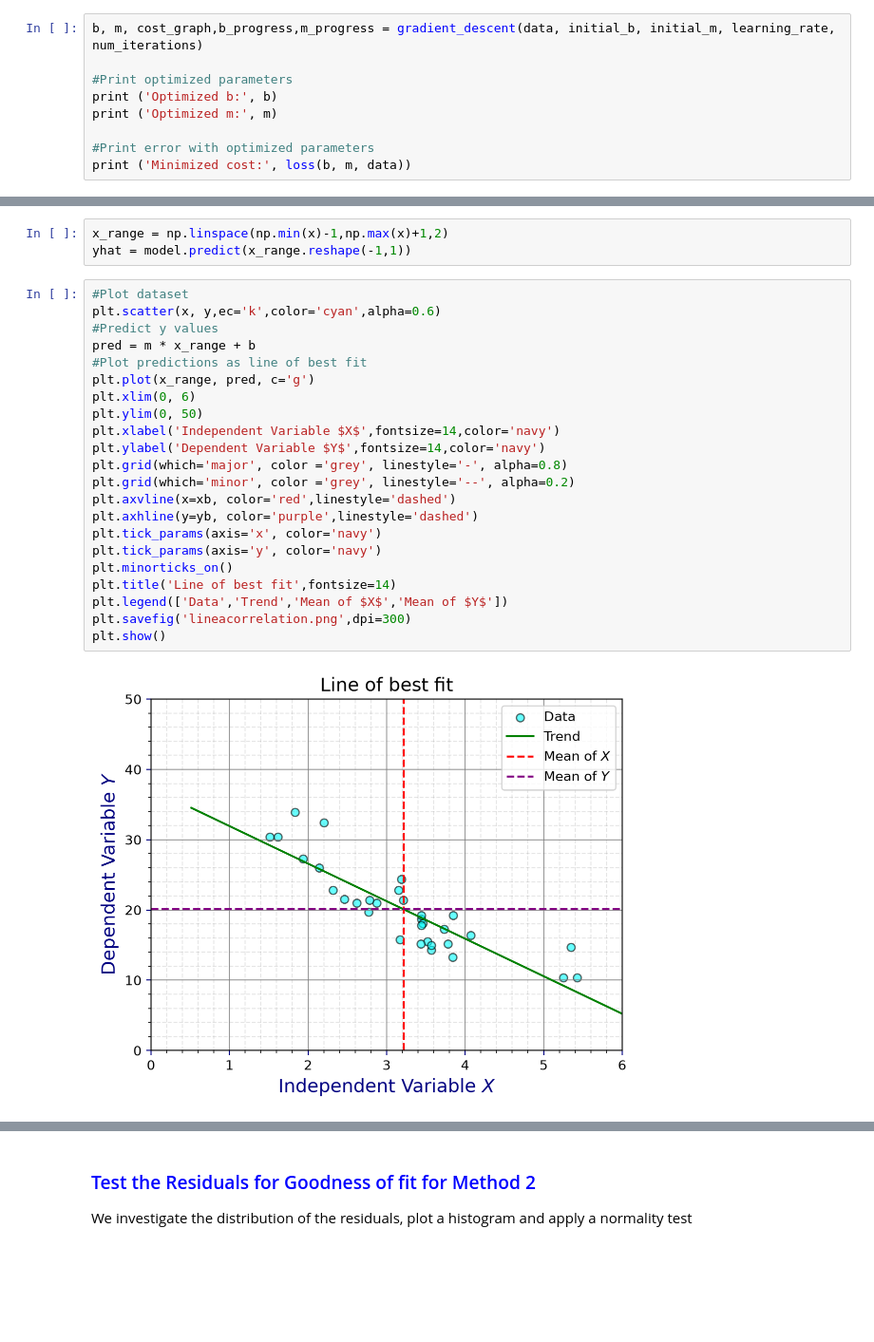
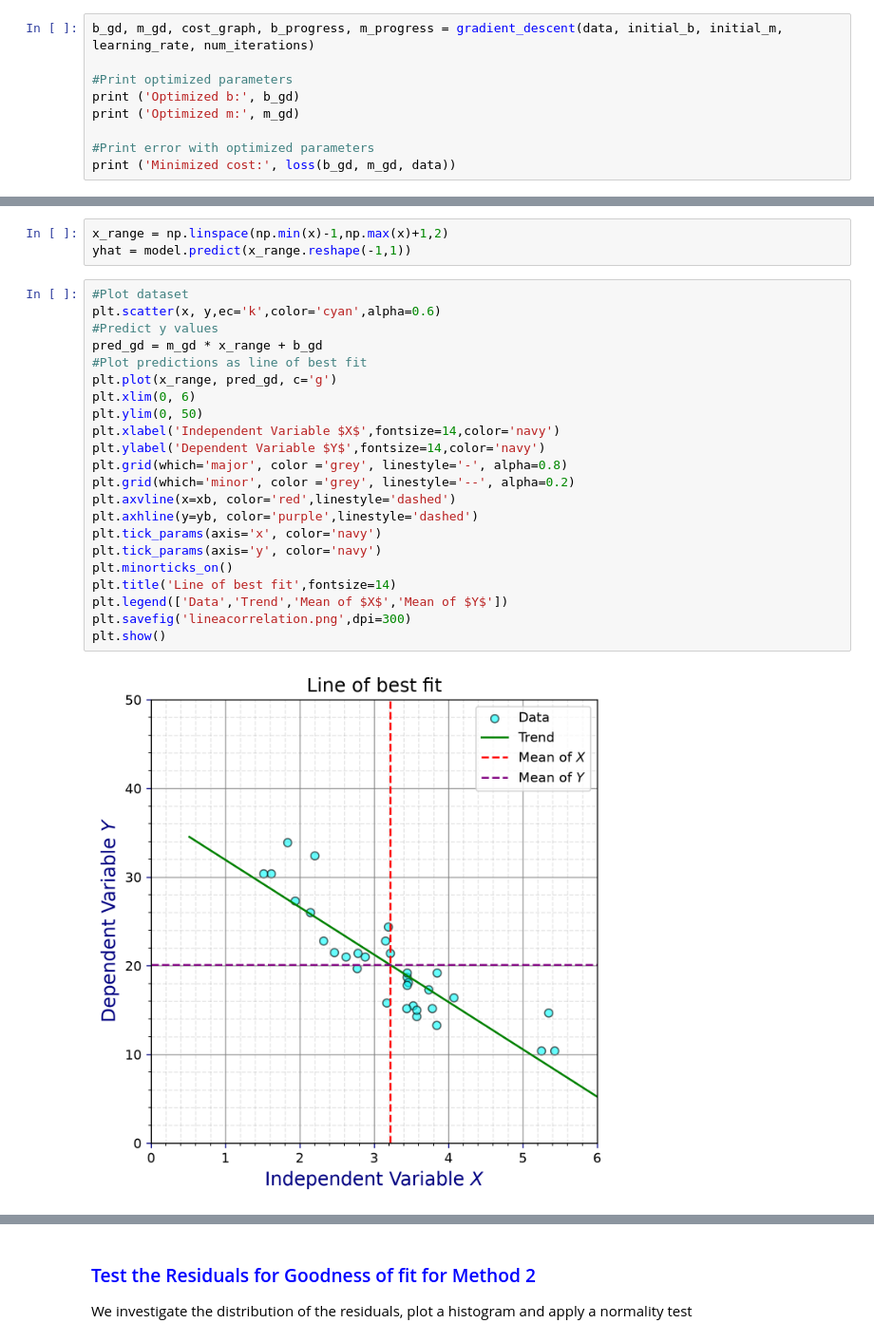
Before and after one commit to yanhai-xiong/DATA301-AML, a Jupyter notebook: Module 3 - Supervised Learning - Regression and Classification Problems/Section 1.3 - Supervised_Learning_Linear_Regression.ipynb, the cells around one changed output, grey strips where cells are left out. Shown at 95% size. Drawn from its saved outputs; the diff is of its cells as text; blank space fills up the shorter version.

```diff
--- a/Module 3 - Supervised Learning - Regression and Classification Problems/Section 1.3 - Supervised_Learning_Linear_Regression.ipynb
+++ b/Module 3 - Supervised Learning - Regression and Classification Problems/Section 1.3 - Supervised_Learning_Linear_Regression.ipynb
@@ -1109,14 +1111,14 @@ initial_m = 3
 num_iterations = 50000
 data = np.column_stack([x,y])
 # %%
-b, m, cost_graph,b_progress,m_progress = gradient_descent(data, initial_b, initial_m, learning_rate, num_iterations)
+b_gd, m_gd, cost_graph, b_progress, m_progress = gradient_descent(data, initial_b, initial_m, learning_rate, num_iterations)
 
 #Print optimized parameters
-print ('Optimized b:', b)
-print ('Optimized m:', m)
+print ('Optimized b:', b_gd)
+print ('Optimized m:', m_gd)
 
 #Print error with optimized parameters
-print ('Minimized cost:', loss(b, m, data))
+print ('Minimized cost:', loss(b_gd, m_gd, data))
 # %% [output]
 Optimized b: 37.27234604666433
 Optimized m: -5.340801130745784
@@ -1140,24 +1142,24 @@ yhat = model.predict(x_range.reshape(-1,1))
 # %%
 #Plot dataset
 plt.scatter(x, y,ec='k',color='cyan',alpha=0.6)
 #Predict y values
-pred = m * x_range + b
+pred_gd = m_gd * x_range + b_gd
 #Plot predictions as line of best fit
-plt.plot(x_range, pred, c='g')
+plt.plot(x_range, pred_gd, c='g')
 plt.xlim(0, 6)
 plt.ylim(0, 50)
 plt.xlabel('Independent Variable $X$',fontsize=14,color='navy')
 plt.ylabel('Dependent Variable $Y$',fontsize=14,color='navy')
 plt.grid(which='major', color ='grey', linestyle='-', alpha=0.8)
 plt.grid(which='minor', color ='grey', linestyle='--', alpha=0.2)
 plt.axvline(x=xb, color='red',linestyle='dashed')
 plt.axhline(y=yb, color='purple',linestyle='dashed')
 plt.tick_params(axis='x', color='navy')
 plt.tick_params(axis='y', color='navy')
 plt.minorticks_on()
 plt.title('Line of best fit',fontsize=14)
 plt.legend(['Data','Trend','Mean of $X$','Mean of $Y$'])
 plt.savefig('lineacorrelation.png',dpi=300)
 plt.show()
 # %% [output]
-[figure, old version]
+[figure, new version]
```
Also changed, not shown: parts of 61 cells of this notebook, 2 other files.
